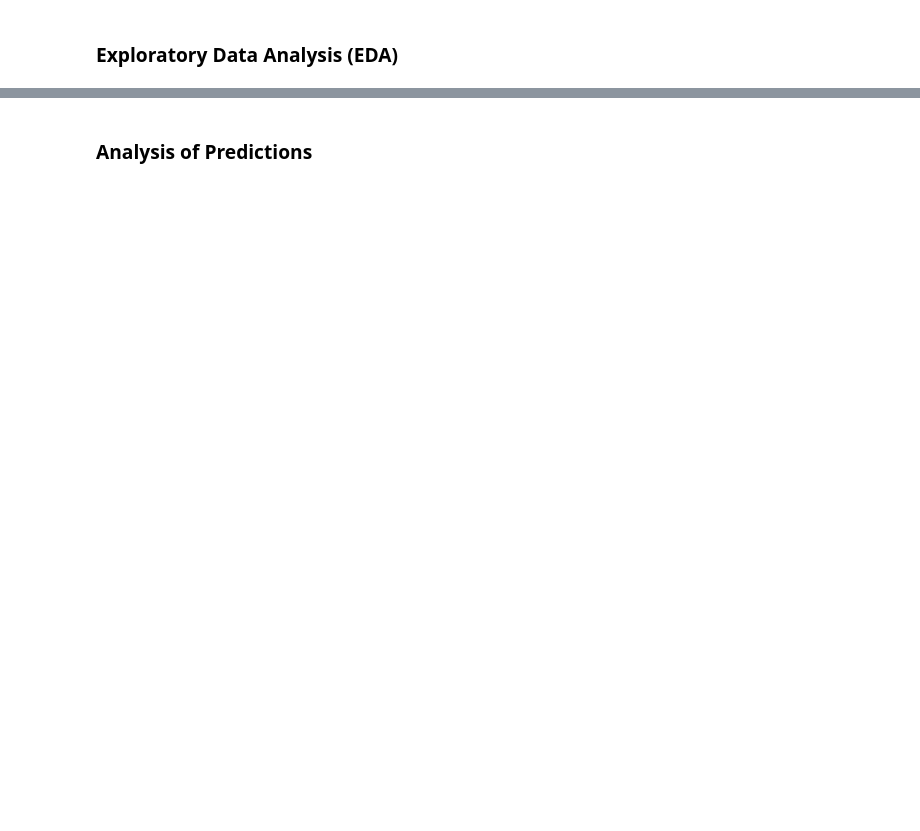
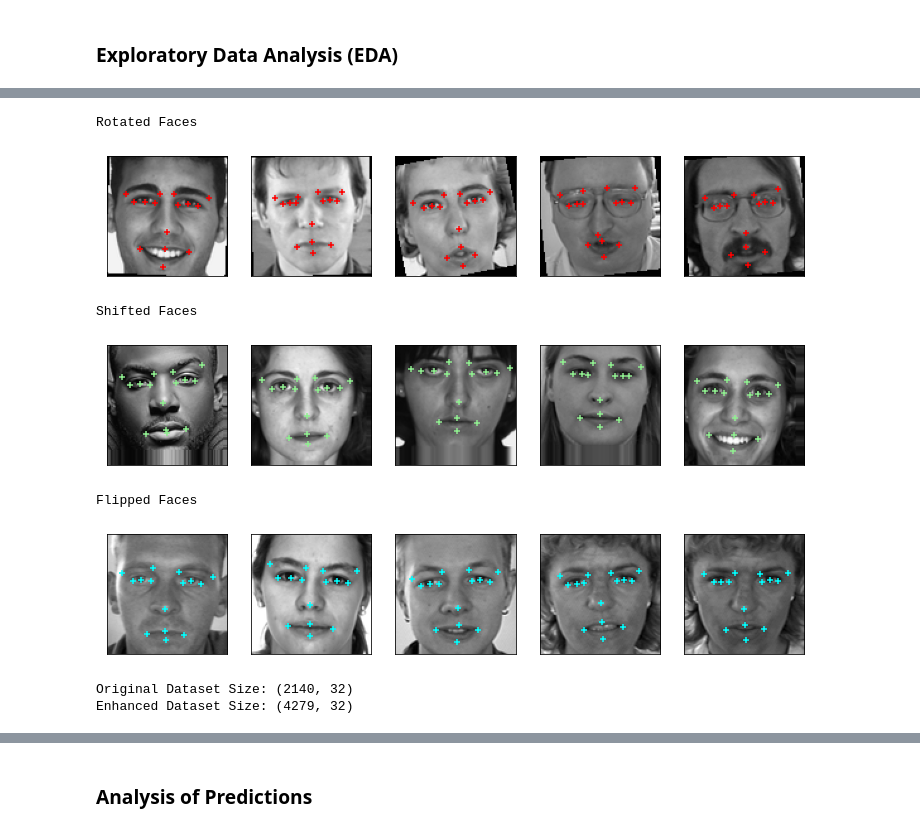
Before and after one commit to esun74/mobile-cv, a Jupyter notebook: nn_model/generate.ipynb, the cells around one changed output, grey strips where cells are left out. Drawn from its saved outputs; the diff is of its cells as text; code cells hidden in the pictures; blank space fills up the shorter version.

```diff
--- a/nn_model/generate.ipynb
+++ b/nn_model/generate.ipynb
@@ -107,0 +141,79 @@ model = tf.keras.Sequential([
+# %%
+enhanced_train_no_na = train_no_na.copy()
+
+amount_remixed = len(enhanced_train_no_na) // 3
+
+variation_rng = np.random.default_rng()
+
+rotated_train = enhanced_train_no_na.iloc[np.random.default_rng().choice(enhanced_train_no_na.index, amount_remixed, False), :].copy().reset_index(drop=True)
+shifted_train = enhanced_train_no_na.iloc[np.random.default_rng().choice(enhanced_train_no_na.index, amount_remixed, False), :].copy().reset_index(drop=True)
+flipped_train = enhanced_train_no_na.iloc[np.random.default_rng().choice(enhanced_train_no_na.index, amount_remixed, False), :].copy().reset_index(drop=True)
+
+def rotate_sample(x):
+	radians = -math.radians(x.rotation)
+	for i in range(0, 30, 2):
+		p_x, p_y = x[i] - 48, x[i + 1] - 48
+		x[i] 			= p_x * math.cos(radians) - p_y * math.sin(radians) + 48
+		x[i + 1] 	= p_x * math.sin(radians) + p_y * math.cos(radians) + 48
+	x.image_data = ndimage.rotate(x.image_data.reshape(96, 96), x.rotation, reshape=False).flatten()
+	return x
+
+def shift_sample(x):
+	for i in range(0, 30, 2):
+		x[i] += x.shift_x
+		x[i + 1] += x.shift_y
+	x.image_data = ndimage.shift(x.image_data.reshape(96, 96), [x.shift_y, x.shift_x], mode='nearest').flatten()
+	return x
+
+def flip_sample(x):
+	for i in range(0, 30, 2):
+		x[i] = 96 - x[i]
+	x.left_eye_center_x, x.right_eye_center_x = x.right_eye_center_x, x.left_eye_center_x
+	x.left_eye_center_y, x.right_eye_center_y = x.right_eye_center_y, x.left_eye_center_y
+	x.left_eye_inner_corner_x, x.right_eye_inner_corner_x = x.right_eye_inner_corner_x, x.left_eye_inner_corner_x
+	x.left_eye_inner_corner_y, x.right_eye_inner_corner_y = x.right_eye_inner_corner_y, x.left_eye_inner_corner_y
+	x.left_eye_outer_corner_x, x.right_eye_outer_corner_x = x.right_eye_outer_corner_x, x.left_eye_outer_corner_x
+	x.left_eye_outer_corner_y, x.right_eye_outer_corner_y = x.right_eye_outer_corner_y, x.left_eye_outer_corner_y
+	x.left_eyebrow_inner_end_x, x.right_eyebrow_inner_end_x = x.right_eyebrow_inner_end_x, x.left_eyebrow_inner_end_x
+	x.left_eyebrow_inner_end_y, x.right_eyebrow_inner_end_y = x.right_eyebrow_inner_end_y, x.left_eyebrow_inner_end_y
+	x.left_eyebrow_outer_end_x, x.right_eyebrow_outer_end_x = x.right_eyebrow_outer_end_x, x.left_eyebrow_outer_end_x
+	x.left_eyebrow_outer_end_y, x.right_eyebrow_outer_end_y = x.right_eyebrow_outer_end_y, x.left_eyebrow_outer_end_y
+	x.mouth_left_corner_x, x.mouth_right_corner_x = x.mouth_right_corner_x, x.mouth_left_corner_x
+	x.mouth_left_corner_y, x.mouth_right_corner_y = x.mouth_right_corner_y, x.mouth_left_corner_y
+	x.image_data = np.flip(x.image_data.reshape(96, 96), axis=1).flatten()
+	return x
+
+rotated_train['rotation'] = (variation_rng.random(len(rotated_train)) - 0.5) * 45
+x_min = min(shifted_train.iloc[:, 0:-2:2].min())
+y_min = min(shifted_train.iloc[:, 1:-2:2].min())
+x_max = 96 - max(shifted_train.iloc[:, 0:-2:2].max())
+y_max = 96 - max(shifted_train.iloc[:, 1:-2:2].max())
+shifted_train['shift_x'] = variation_rng.random(len(shifted_train)) * (x_max + x_min) - x_min
+shifted_train['shift_y'] = variation_rng.random(len(shifted_train)) * (y_max + y_min) - y_min
+
+rotated_train = rotated_train.apply(rotate_sample, axis=1).iloc[:, :-1]
+shifted_train = shifted_train.apply(shift_sample, axis=1).iloc[:, :-2]
+flipped_train = flipped_train.apply(flip_sample, axis=1)
+
+print('Rotated Faces')
+show_faces(rotated_train, 1, 5, 'red')
+
+print('Shifted Faces')
+show_faces(shifted_train, 1, 5, 'lightgreen')
+
+print('Flipped Faces')
+show_faces(flipped_train, 1, 5, 'cyan')
+
+enhanced_train_no_na = pd.concat([enhanced_train_no_na, rotated_train, shifted_train, flipped_train], ignore_index=True)
+
+print('Original Dataset Size:', train_no_na.shape)
+print('Enhanced Dataset Size:', enhanced_train_no_na.shape)
+# %% [output]
+Rotated Faces
+[figure, added]
+Shifted Faces
+[figure, added]
+Flipped Faces
+[figure, added]
+Original Dataset Size: (2140, 32)
+Enhanced Dataset Size: (4279, 32)
```
Also changed, not shown: parts of 23 cells of this notebook, 3 other files.
